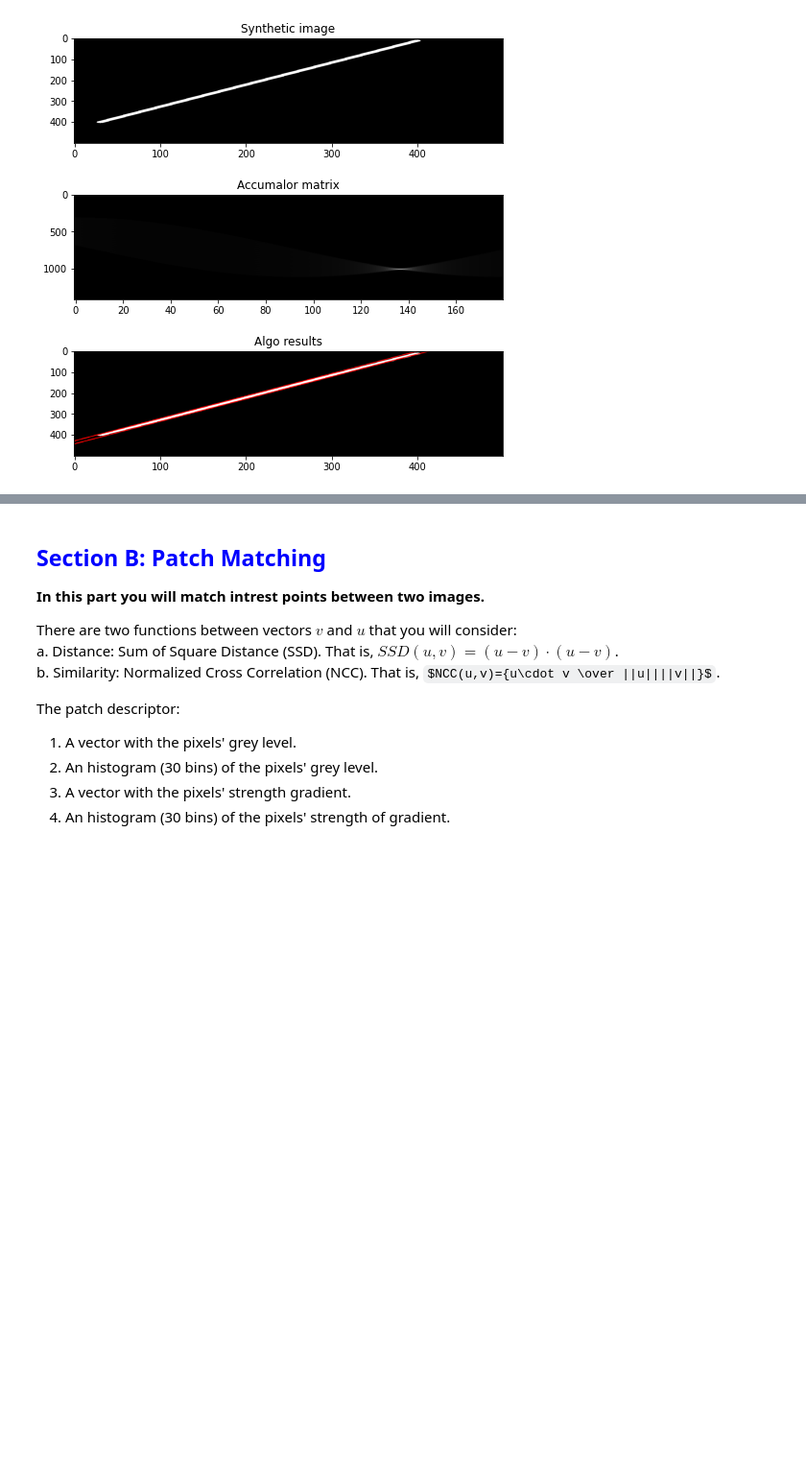
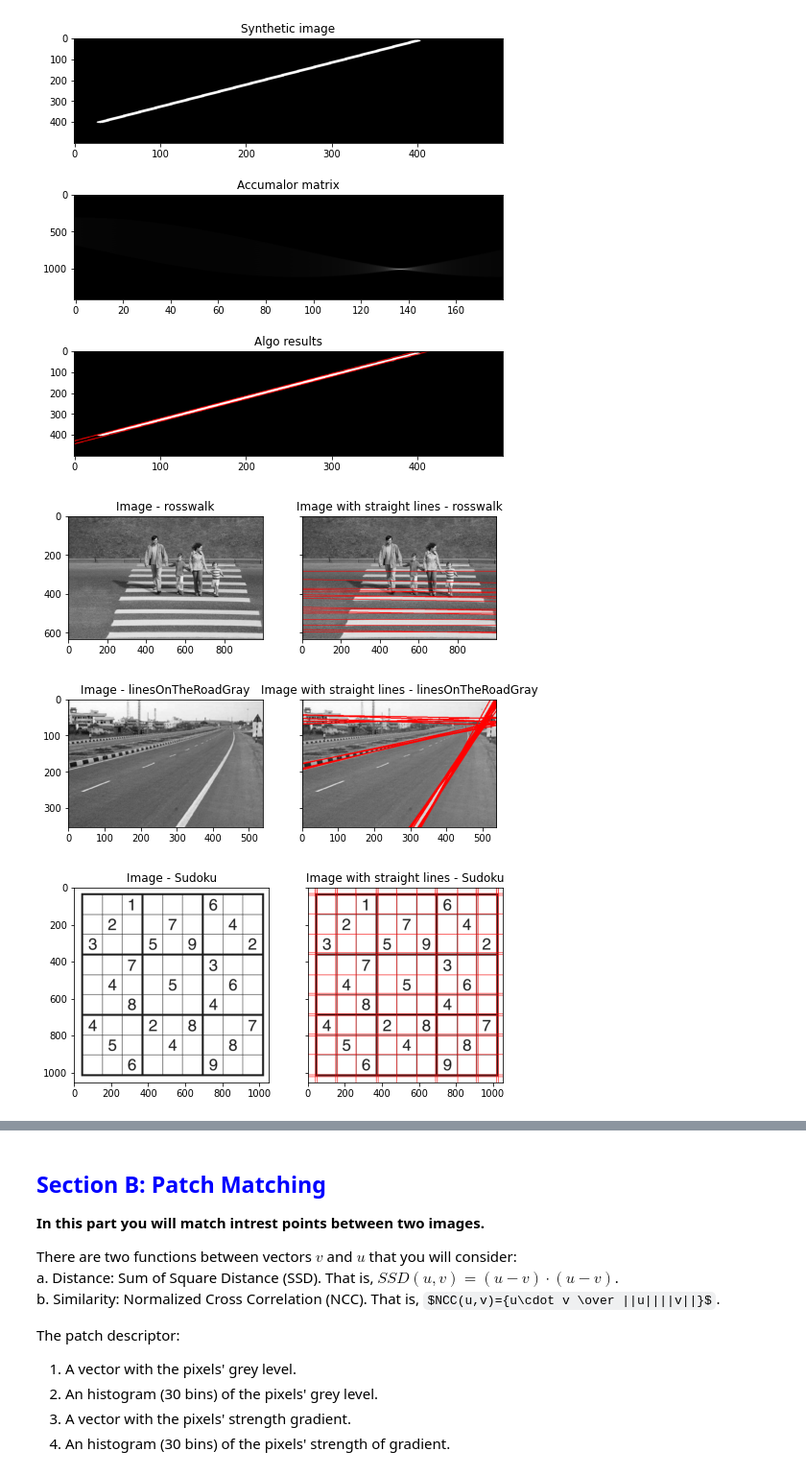
Before and after one commit to YaffeOmer/Computer-Vision-HW2, a Jupyter notebook: hw2.ipynb, the cells around one changed output, grey strips where cells are left out. Shown at 96% size. Drawn from its saved outputs; the diff is of its cells as text; code cells hidden in the pictures; some formulas as TeX source; blank space fills up the shorter version.

```diff
--- a/hw2.ipynb
+++ b/hw2.ipynb
@@ -176,10 +176,7 @@ def straight_lines(image_file,Image_title, res_r, res_orient,min_number_points,d
     if display:
         image_with_lines_rgb = cv2.cvtColor(image_with_lines, cv2.COLOR_BGR2RGB)
         f, ((ax1, ax2)) = plt.subplots(1, 2, sharex='col', sharey='row')
-        ax1.imshow(img), ax1.set_title(f'image - {Image_title}')
-        ax2.imshow(image_with_lines_rgb), ax2.set_title(f'image with straight lines - {Image_title}')
+        ax1.imshow(img), ax1.set_title(f'Image - {Image_title}')
+        ax2.imshow(image_with_lines_rgb), ax2.set_title(f'Image with straight lines - {Image_title}')
         plt.show()
-
-straight_lines(image_file = '.\images\Sudoku.PNG',Image_title = 'Check', res_r = 10, res_orient = 10 ,min_number_points = 800,display = 1)
-straight_lines(image_file = '.\images\linesOnTheRoadGray.jpg',Image_title = 'Check', res_r = 0.5, res_orient = 1 ,min_number_points = 70,display = 1)
-straight_lines(image_file = '.\images\Crosswalk.jpg',Image_title = 'Check', res_r = 1, res_orient = 1 ,min_number_points = 100,display = 1)
+    return list_of_lines
@@ -263,3 +255,12 @@ ax3.imshow(image_with_lines_rgb,aspect='auto'), ax3.set_title('Algo results')
 plt.show()
 # %% [output]
 [figure]
+# %%
+# -------------------------------Question 2-------------------------------
+straight_lines(image_file = '.\images\Crosswalk.jpg',Image_title = 'rosswalk', res_r = 2, res_orient = 1 ,min_number_points = 250,display = 1)
+straight_lines(image_file = '.\images\linesOnTheRoadGray.jpg',Image_title = 'linesOnTheRoadGray', res_r = 0.5, res_orient = 1 ,min_number_points = 70,display = 1)
+straight_lines(image_file = '.\images\Sudoku.PNG',Image_title = 'Sudoku', res_r = 10, res_orient = 10 ,min_number_points = 800,display = 1)
+# %% [output]
+[figure, added]
+[figure, added]
+[figure, added]
```
Also changed, not shown: parts of 11 cells of this notebook.
